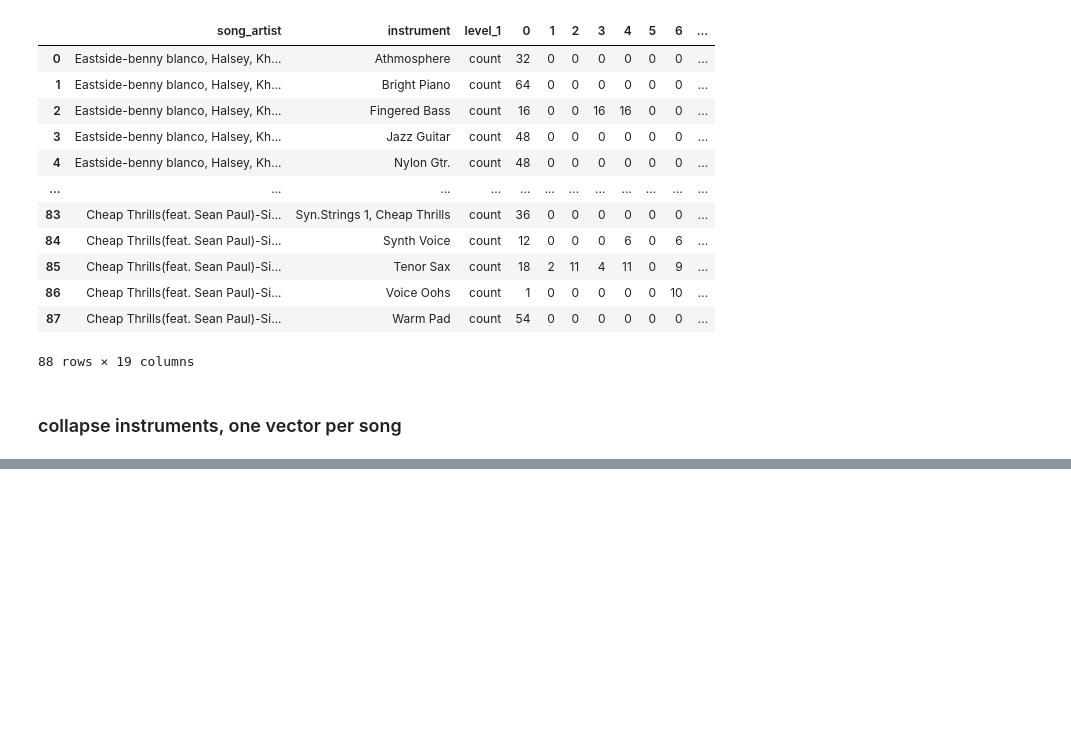
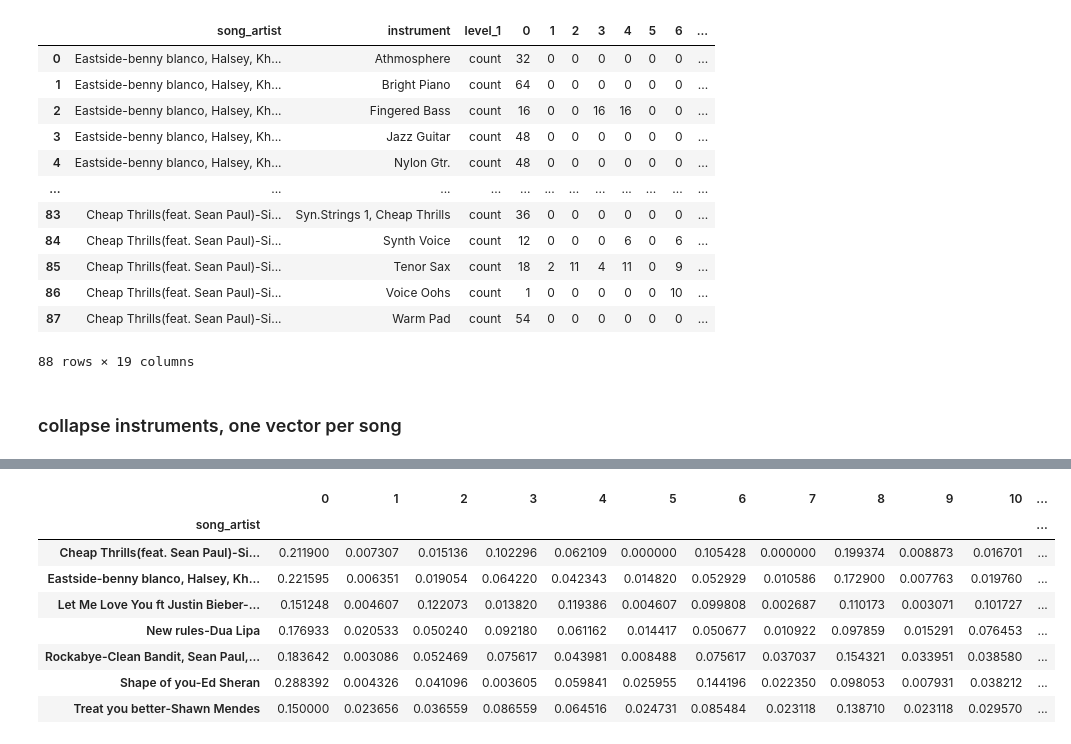
Before and after one commit to pushkarjajoria/Tresillo, a Jupyter notebook: src/rythm_vectors.ipynb, the cells around one changed output, grey strips where cells are left out. Drawn from its saved outputs; the diff is of its cells as text; code cells hidden in the pictures; blank space fills up the shorter version.

Commit message:
cosine similarity

```diff
--- a/src/rythm_vectors.ipynb
+++ b/src/rythm_vectors.ipynb
@@ -113,0 +130,26 @@ rythm_vector_collaped
+# %%
+df_synt_tresillo = pd.read_csv('/home/nulpe/Desktop/Tresillo/dataset/rythm_vectors/rythm_vectors_tresillio.csv')
+df_synt_tresillo = df_synt_tresillo[df_synt_tresillo['song_artist']!='Raggetone'].drop(['instrument','level_1'], axis=1)
+df_synt_tresillo.index = df_synt_tresillo.song_artist
+df_synt_tresillo.drop(['song_artist'], axis=1)
+df_synt_tresillo["sum"] = df_synt_tresillo.sum(axis=1)
+df_synt_tresillo = df_synt_tresillo.loc[:,"0":"15"].div(df_synt_tresillo["sum"], axis=0)
+tresillo_vector = df_synt_tresillo.sum()/len(df_synt_tresillo)
+tresillo_vector = np.asarray(tresillo_vector).reshape(-1, 1).T
+# %%
+from sklearn.metrics.pairwise import cosine_similarity
+import numpy as np
+
+
+rythm_vector_collaped['cosine_sim_tresillo'] = cosine_similarity(rythm_vector_collaped.loc[:,"0":"15"],tresillo_vector)
+rythm_vector_collaped
+# %% [output]
+|  | 0 | 1 | 2 | 3 | 4 | 5 | 6 | 7 | 8 | 9 | 10 | ... |
+| song_artist |  |  |  |  |  |  |  |  |  |  |  | ... |
+| Cheap Thrills(feat. Sean Paul)-Si... | 0.211900 | 0.007307 | 0.015136 | 0.102296 | 0.062109 | 0.000000 | 0.105428 | 0.000000 | 0.199374 | 0.008873 | 0.016701 | ... |
+| Eastside-benny blanco, Halsey, Kh... | 0.221595 | 0.006351 | 0.019054 | 0.064220 | 0.042343 | 0.014820 | 0.052929 | 0.010586 | 0.172900 | 0.007763 | 0.019760 | ... |
+| Let Me Love You ft Justin Bieber-... | 0.151248 | 0.004607 | 0.122073 | 0.013820 | 0.119386 | 0.004607 | 0.099808 | 0.002687 | 0.110173 | 0.003071 | 0.101727 | ... |
+| New rules-Dua Lipa | 0.176933 | 0.020533 | 0.050240 | 0.092180 | 0.061162 | 0.014417 | 0.050677 | 0.010922 | 0.097859 | 0.015291 | 0.076453 | ... |
+| Rockabye-Clean Bandit, Sean Paul,... | 0.183642 | 0.003086 | 0.052469 | 0.075617 | 0.043981 | 0.008488 | 0.075617 | 0.037037 | 0.154321 | 0.033951 | 0.038580 | ... |
+| Shape of you-Ed Sheran | 0.288392 | 0.004326 | 0.041096 | 0.003605 | 0.059841 | 0.025955 | 0.144196 | 0.022350 | 0.098053 | 0.007931 | 0.038212 | ... |
+| Treat you better-Shawn Mendes | 0.150000 | 0.023656 | 0.036559 | 0.086559 | 0.064516 | 0.024731 | 0.085484 | 0.023118 | 0.138710 | 0.023118 | 0.029570 | ... |
```
Also changed, not shown: parts of 2 cells of this notebook.
